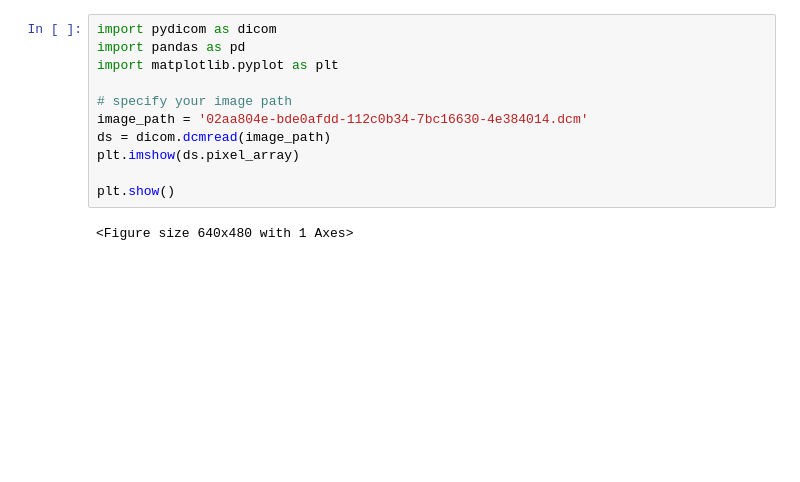
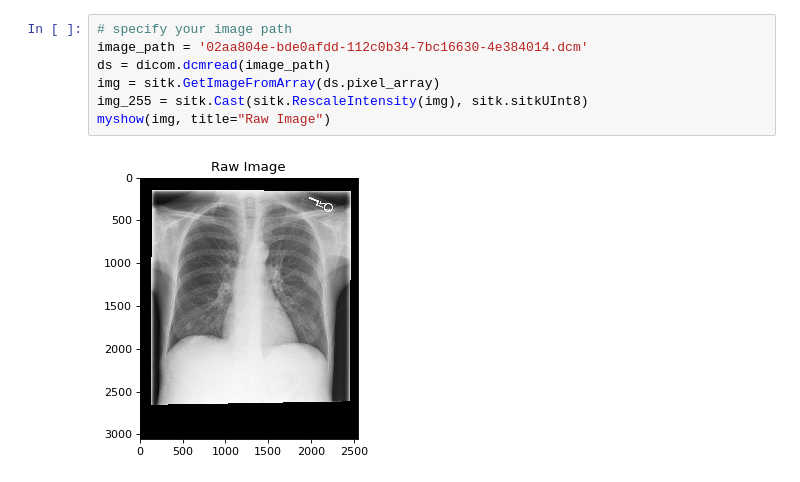
Before and after one commit to bngo97/Radiomics, a Jupyter notebook: Radiomics.ipynb, the cells around one changed output. Cells and saved outputs as stored; diff of their text form; blank space fills up the shorter version.

```diff
--- a/Radiomics.ipynb
+++ b/Radiomics.ipynb
@@ -4,15 +11,11 @@ import numpy as np
 # %%
-import pydicom as dicom
-import pandas as pd
-import matplotlib.pyplot as plt
-
 # specify your image path
 image_path = '02aa804e-bde0afdd-112c0b34-7bc16630-4e384014.dcm'
 ds = dicom.dcmread(image_path)
-plt.imshow(ds.pixel_array)
-
-plt.show()
+img = sitk.GetImageFromArray(ds.pixel_array)
+img_255 = sitk.Cast(sitk.RescaleIntensity(img), sitk.sitkUInt8)
+myshow(img, title="Raw Image")
 # %% [output]
-<Figure size 640x480 with 1 Axes>
+[figure, added]
 # %%
 crop = ds.pixel_array[150:2600,150:2400]
```
Also changed, not shown: parts of 12 cells of this notebook, 1 other file.
